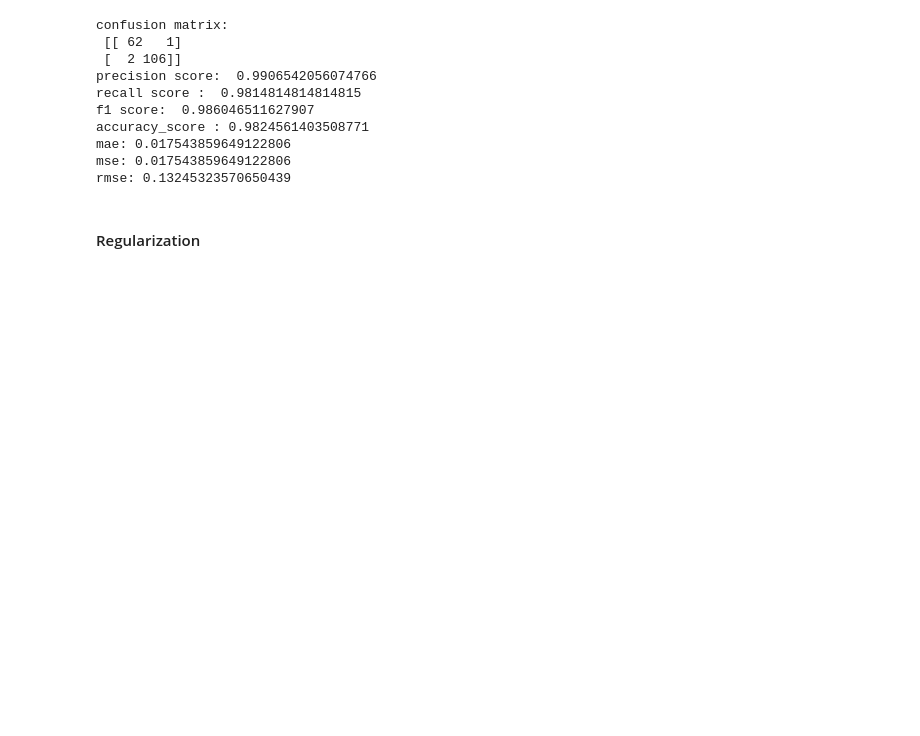
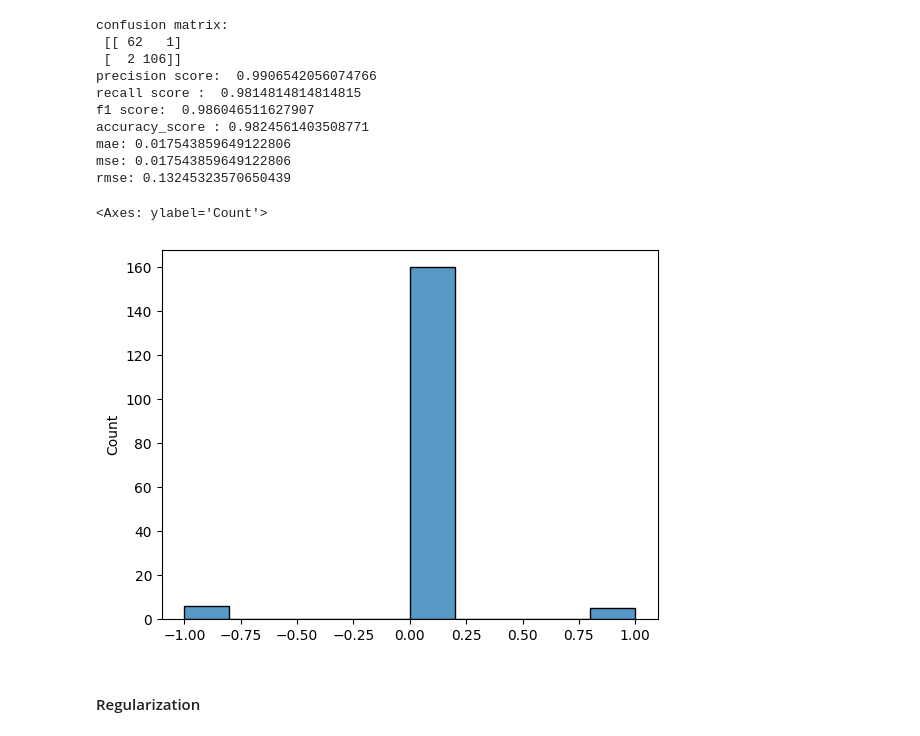
Before and after one commit to mayukh-chr/Academics, a Jupyter notebook: 5th sem/ML lab/midsem/midterm.ipynb, the cells around one changed output. Drawn from its saved outputs; the diff is of its cells as text; code cells hidden in the pictures; blank space fills up the shorter version.

```diff
--- a/5th sem/ML lab/midsem/midterm.ipynb
+++ b/5th sem/ML lab/midsem/midterm.ipynb
@@ -1,12 +1,15 @@
 # %%
 from sklearn.datasets import load_breast_cancer
-
-data = load_breast_cancer()
+import pandas as pd
+data = (load_breast_cancer())
+df = pd.DataFrame(data, columns=data.feature_names)
 
 print(data.feature_names)
 
 x = data['data']
 y = data['target']
+
+data.data
 # %% [output]
 ['mean radius' 'mean texture' 'mean perimeter' 'mean area'
  'mean smoothness' 'mean compactness' 'mean concavity'
@@ -76,5 +96,18 @@ from sklearn.ensemble import RandomForestClassifier
 
 # and just use the model as
+# %%
+model = GaussianNB()
+
+model.fit(x_train, y_train)
+pred = model.predict(x_test)
+model.score(x_test, y_test)
+
+import seaborn as sns
+
+sns.histplot((y_test-pred), bins= 10)
+# %% [output]
+<Axes: ylabel='Count'>
+[figure, added]
 # %% [markdown]
 #### Regularization
 # %%
```
Also changed, not shown: parts of 5 cells of this notebook.
